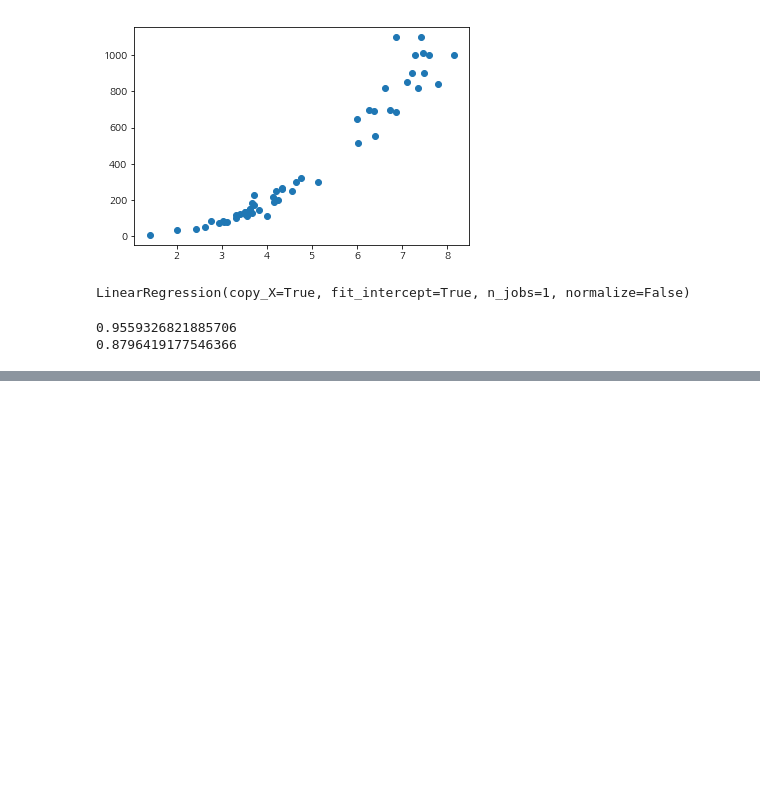
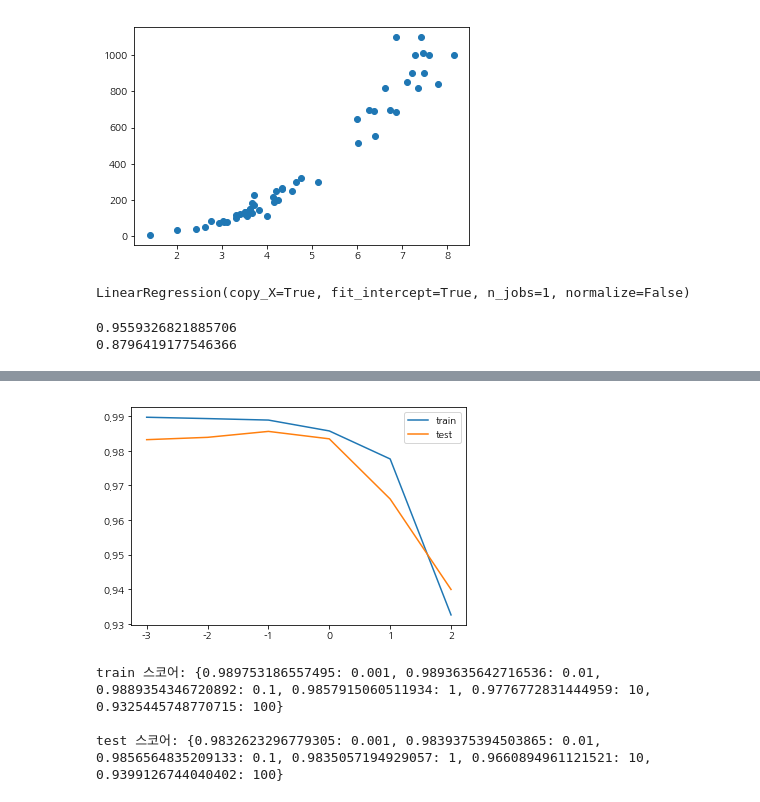
Before and after one commit to bigun192/ML_Basics, a Jupyter notebook: 7week regression/7week_homework.ipynb, the cells around one changed output, grey strips where cells are left out. Cells and saved outputs as stored; diff of their text form; code cells hidden in the pictures; blank space fills up the shorter version.

```diff
--- a/7week regression/7week_homework.ipynb
+++ b/7week regression/7week_homework.ipynb
@@ -171,0 +189,41 @@ ValueError: x and y must be the same size
+# %%
+
+poly = PolynomialFeatures(degree =2 , include_bias = False) # 데이터 증강 i번까지 반복
+poly.fit(train_input)
+train_poly = poly.transform(train_input)
+test_poly = poly.transform(test_input)
+
+ss = StandardScaler() # 표준화
+ss.fit(train_poly)
+
+train_scaled = ss.transform(train_poly)
+test_scaled = ss.transform(test_poly)
+
+train_score = []
+test_score = []
+
+lr = LinearRegression()
+lr.fit(train_scaled, train_target) # 모델 학습
+
+alpha_list = [0.001, 0.01, 0.1, 1, 10, 100]
+for alpha in alpha_list:
+        # 릿지 모델을 만듭니다
+    ridge = Ridge(alpha=alpha)
+        # 릿지 모델을 훈련합니다
+    ridge.fit(train_scaled, train_target)
+        # 훈련 점수와 테스트 점수를 저장합니다
+    train_score.append(ridge.score(train_scaled, train_target))
+    test_score.append(ridge.score(test_scaled, test_target))
+plt.plot(np.log10(alpha_list), train_score) # 데이터 증강 제곱 수별로 그래프 출력
+plt.plot(np.log10(alpha_list), test_score)
+plt.legend(['train','test'], fontsize=10)
+plt.show()
+train = dict(zip(train_score, alpha_list)) #score 데이터와 alpha 파라미터 데이터를 딕셔너리로 변환
+test = dict(zip(test_score, alpha_list))
+print("train 스코어:",train,"\n")
+print("test 스코어:",test)
+# %% [output]
+[figure, added]
+train 스코어: {0.989753186557495: 0.001, 0.9893635642716536: 0.01, 0.9889354346720892: 0.1, 0.9857915060511934: 1, 0.9776772831444959: 10, 0.9325445748770715: 100}
+
+test 스코어: {0.9832623296779305: 0.001, 0.9839375394503865: 0.01, 0.9856564835209133: 0.1, 0.9835057194929057: 1, 0.9660894961121521: 10, 0.9399126744040402: 100}
```
Also changed, not shown: parts of 9 cells of this notebook.
